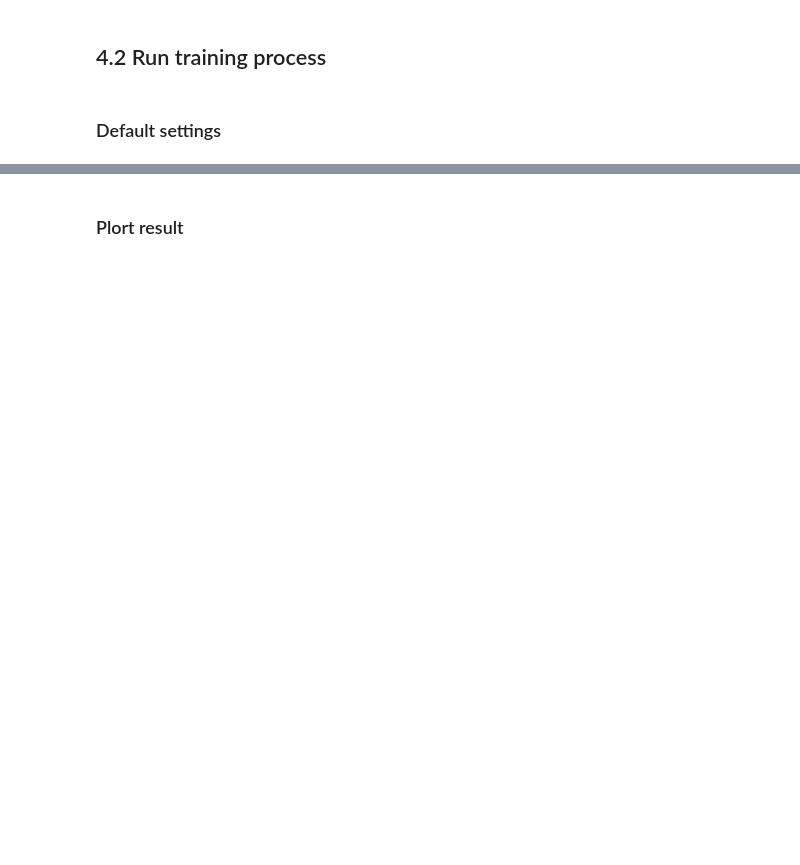
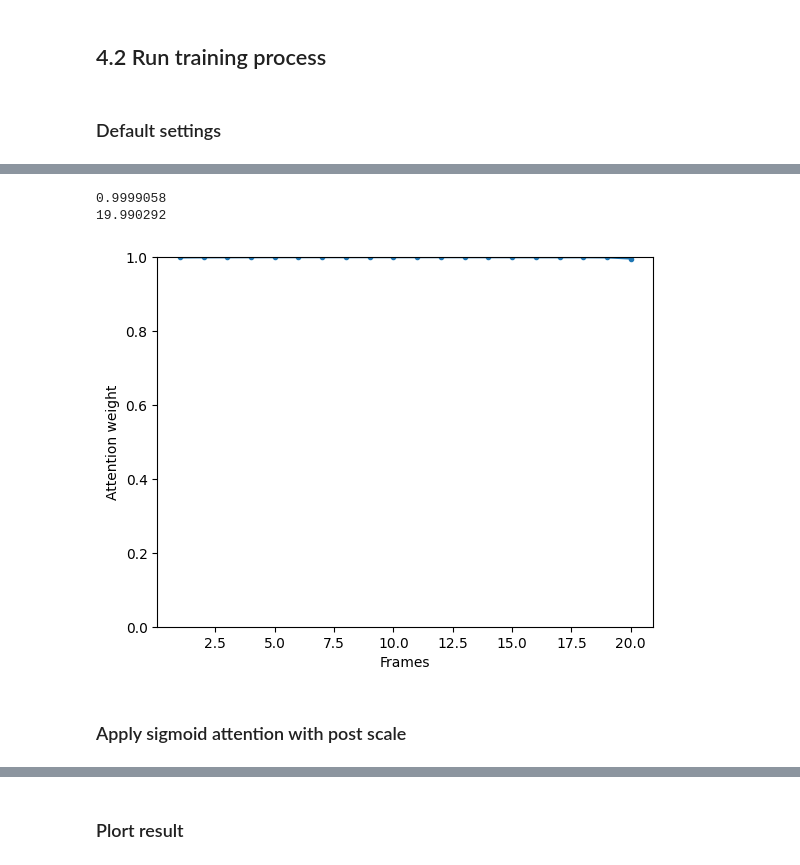
Before and after one commit to takayama-rado/trado_samples, a Jupyter notebook: colab_files/gislr_simple_attention.ipynb, the cells around one changed output, grey strips where cells are left out. Saved outputs shown, nothing was run; the diff lists cells and outputs as text; code cells hidden in the pictures; blank space fills up the shorter version.

```diff
--- a/colab_files/gislr_simple_attention.ipynb
+++ b/colab_files/gislr_simple_attention.ipynb
@@ -215,11 +251,12 @@ class RNNISLR(nn.Module):
                  rnn_bidir=False,
                  rnn_dropout=0.1,
                  masking_type="both",
-                 attention_type="none"):
+                 attention_type="none",
+                 attention_post_scale=False):
         super().__init__()
         assert rnn_type in ["srnn", "lstm", "gru"]
         assert masking_type in ["none", "rnn", "head", "both"]
-        assert attention_type in ["none", "sigmoid"]
+        assert attention_type in ["none", "sigmoid", "softmax"]
 
         self.linear = nn.Linear(in_channels, hidden_channels)
         self.activation = nn.ReLU()
@@ -237,11 +274,13 @@ class RNNISLR(nn.Module):
 
         if attention_type != "none":
             if rnn_bidir:
-                self.att = TemporalAttention(hidden_channels * 2)
+                self.att = TemporalAttention(hidden_channels * 2, attention_type,
+                                             post_scale=attention_post_scale)
             else:
-                self.att = TemporalAttention(hidden_channels)
+                self.att = TemporalAttention(hidden_channels, attention_type,
+                                             post_scale=attention_post_scale)
         else:
-            self.att = nn.Identity()
+            self.att = Identity()
         self.attw = None
 
         if rnn_bidir:
@@ -264,7 +303,7 @@ class RNNISLR(nn.Module):
         hidden_seqs, last_hstate = self.rnn(feature, feature_pad_mask)[:2]
 
         # Apply attention.
-        hidden_seqs = self.att(hidden_seqs)
+        hidden_seqs = self.att(hidden_seqs, feature_pad_mask)
         if isinstance(hidden_seqs, (tuple, list)):
             hidden_seqs, self.attw = hidden_seqs[0], hidden_seqs[1]
 
@@ -570,0 +647,23 @@ Maximum accuracy:78.5 at 35 epoch.
+# %%
+data = next(test_iter)
+feature = data["feature"].to(device)
+
+logit = model(feature)
+
+attw = model.attw.detach().cpu().numpy()
+print(attw.max())
+print(attw.sum())
+attw = attw.reshape([-1])
+frames = np.arange(1, attw.shape[0]+1)
+
+plt.plot(frames, attw, marker=".")
+plt.xlabel("Frames")
+plt.ylabel("Attention weight")
+plt.ylim([0.0, max(1.0, attw.max())])
+plt.show()
+# %% [output]
+0.9999058
+19.990292
+[figure, added]
+# %% [markdown]
+### Apply sigmoid attention with post scale
```
Also changed, not shown: parts of 43 cells of this notebook.
